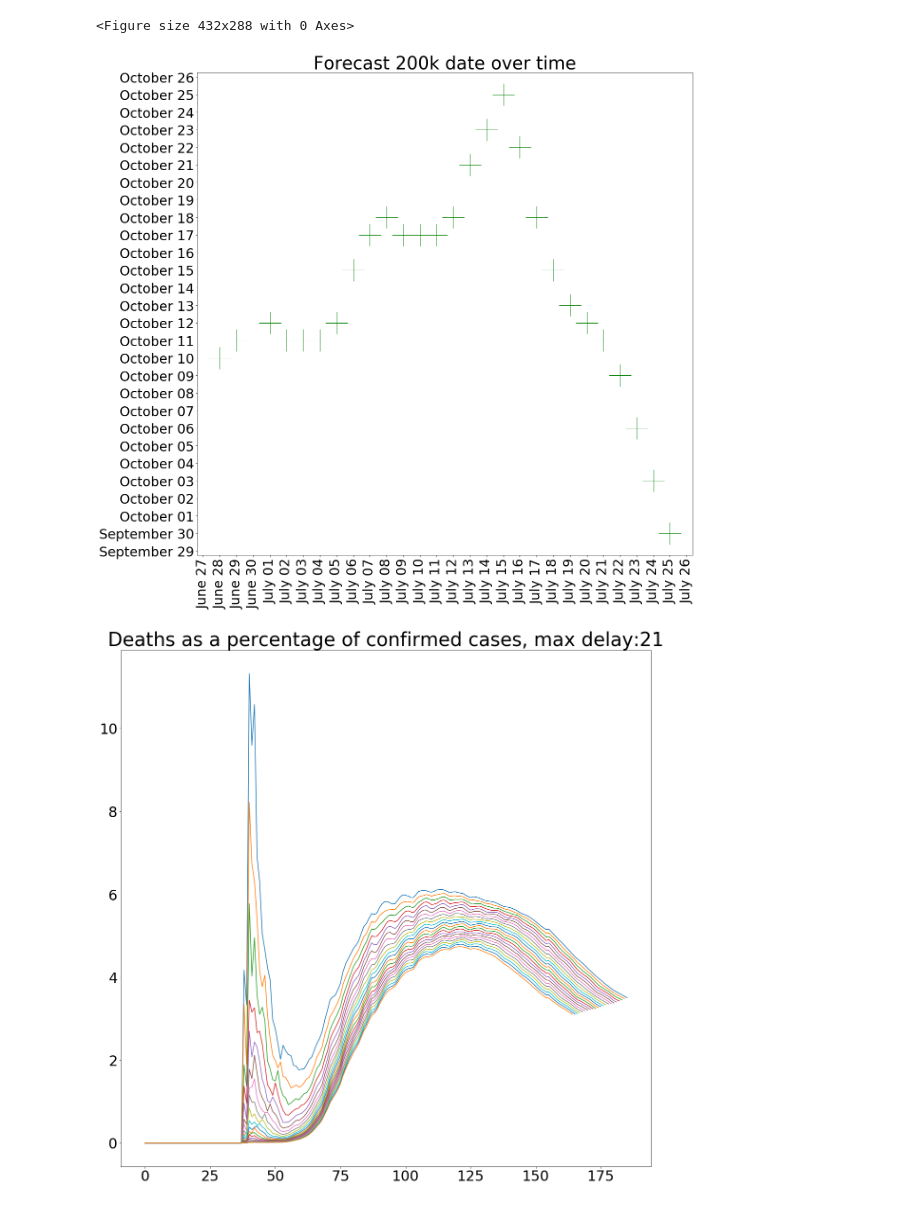
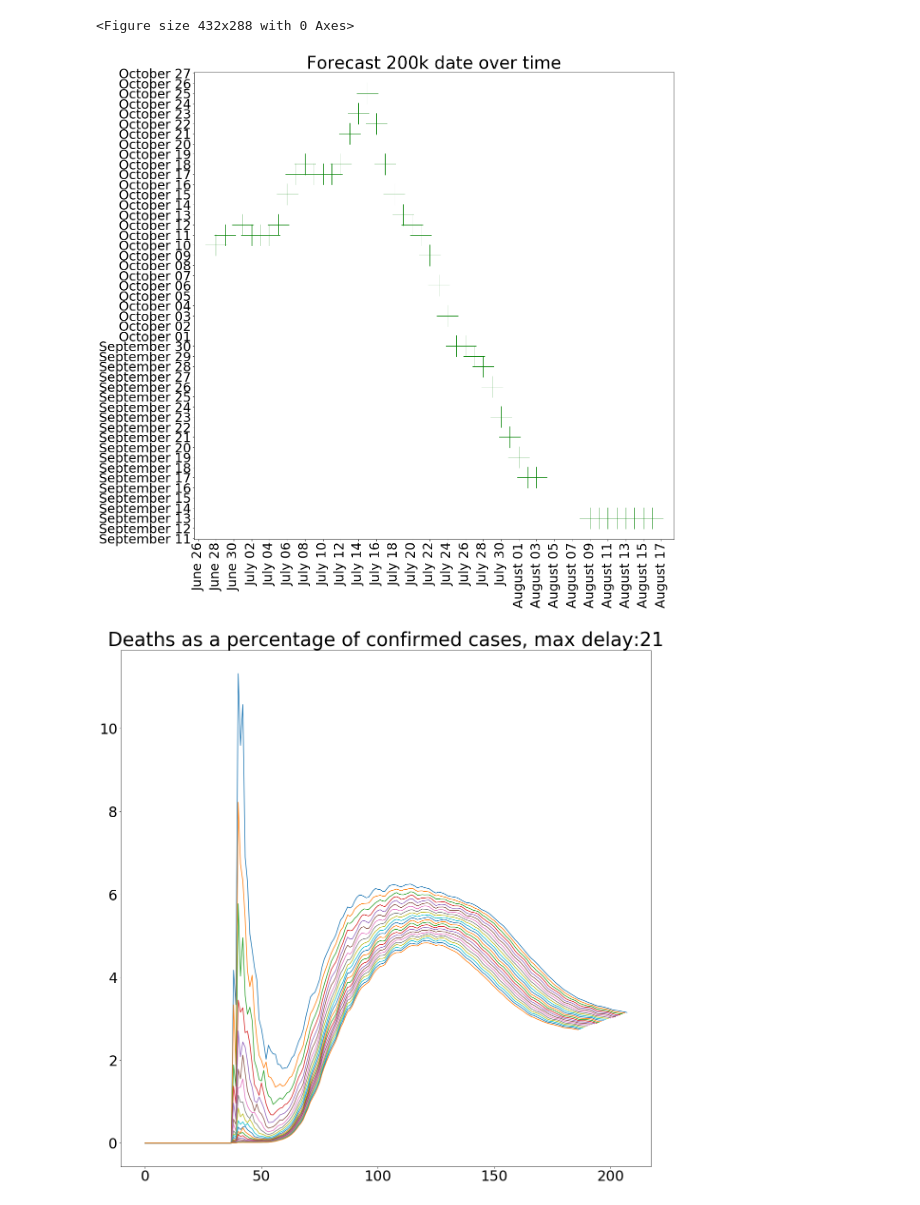
Before and after one commit to kootsoop/DSP.SE, a Jupyter notebook: Python/COVID-19 Plots.ipynb, the cells around one changed output. Drawn from its saved outputs; the diff is of its cells as text; code cells hidden in the pictures.

Commit message:
Updates in data. EOY deaths estimate, too.

```diff
--- a/Python/COVID-19 Plots.ipynb
+++ b/Python/COVID-19 Plots.ipynb
@@ -114,12 +114,17 @@ start_data_date = datetime.strptime(first_row_shifted[start_fit], '%m/%d/%y')
 deaths_at_election = int(m*(election_day_of_year)+b)
 deaths_at_election_end = int(m*(election_day_of_year+1)+b)
 
+end_of_year_date = datetime.strptime('2020-12-31', '%Y-%m-%d')
+end_of_year_day = (end_of_year_date - datetime(end_of_year_date.year, 1, 1)).days + 1
+deaths_at_end_of_year = int(m*(end_of_year_day)+b)
+
 print(election_date)
 print(start_data_date)
 print(first_row_shifted[start_fit])
 print(election_day_of_year)
 print(deaths_at_election)
 print(deaths_at_election_end)
+print(deaths_at_end_of_year)
 print('Estimated deaths per day: ' + str(m))
 
 plt.figure(1)
@@ -128,7 +133,7 @@ plt.plot(x_fit_data, y_fit_data,'o', markersize=20, label='Data used in forecast
 plt.plot([election_day_of_year, election_day_of_year], [deaths_at_election, deaths_at_election_end],'r+',markersize=20,  label='Deaths at election: ' + str(deaths_at_election))
 plt.plot(x_forecast, m*x_forecast + b,'k:',markersize=14,  label='Line of best fit (forecast)')
 plt.plot(day_for_100k, 200000, 'rx', markersize=50, label='200,000 deaths on ' + str(date_for_200k))
-plt.ylim(0,250000)
+plt.ylim(0,300000)
 plt.xlim(60,350)
 plt.title('Data used in forecast is from ' + first_row_shifted[start_fit] + ' to ' + first_row_shifted[end_fit], fontsize=40)
 ax.legend(loc='upper left', shadow=True, fontsize=30)
@@ -146,7 +151,7 @@ ax.tick_params(axis='both', which='major', labelsize=30)
 ax.yaxis.set_major_formatter(mdates.DateFormatter("%B %d"))
 ax.xaxis.set_major_formatter(mdates.DateFormatter("%B %d"))
 plt.xticks(rotation=90)
-ax.xaxis.set_major_locator(MultipleLocator(1))
+ax.xaxis.set_major_locator(MultipleLocator(2))
 ax.yaxis.set_major_locator(MultipleLocator(1))
 ax.tick_params(axis='both', which='minor', labelsize=8)
 plt.plot(dates, forecasts,'g+', markersize=50)
@@ -217,3 +223,3 @@ Estimated deaths per day: 963.4166666666657
 <Figure size 432x288 with 0 Axes>
-[figure, old version]
+[figure, new version]
-[figure, old version]
+[figure, new version]
```
Also changed, not shown: parts of 1 cell of this notebook, 3 other files.
